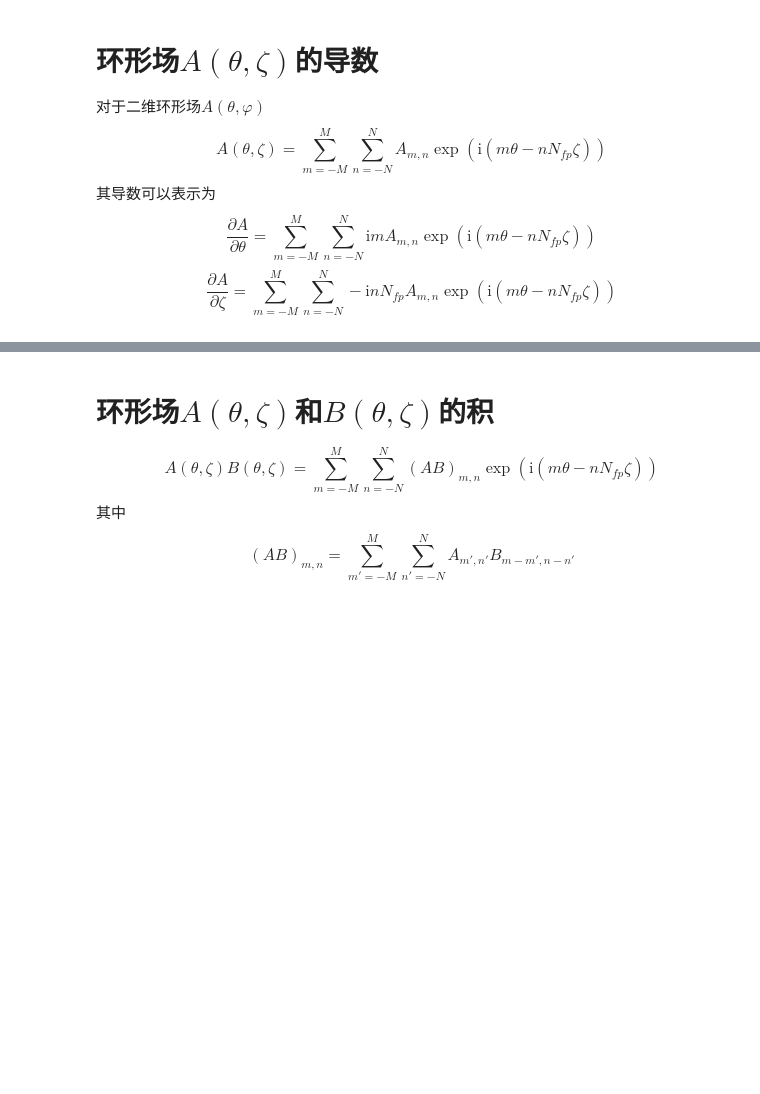
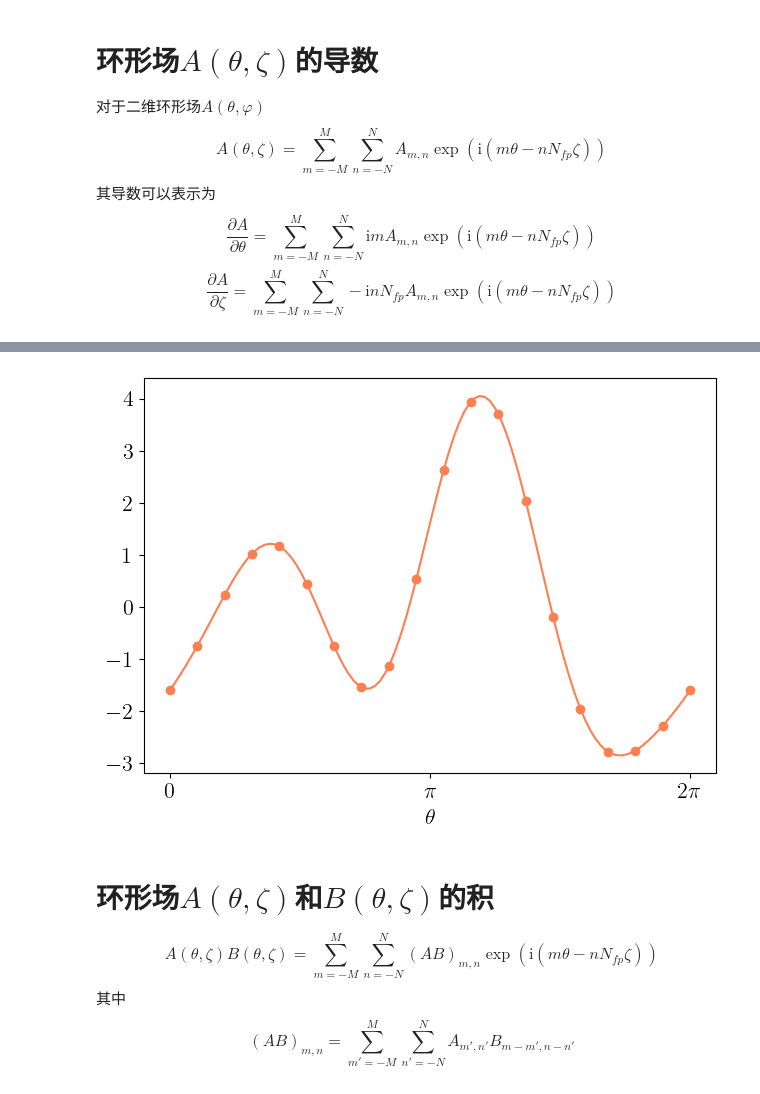
Before and after one commit to USTCstellarators/ToroidalField, a Jupyter notebook: notes/toroidalField/toroidalField.ipynb, the cells around one changed output, grey strips where cells are left out. Cells and saved outputs as stored; diff of their text form; code cells hidden in the pictures; blank space fills up the shorter version.

```diff
--- a/notes/toroidalField/toroidalField.ipynb
+++ b/notes/toroidalField/toroidalField.ipynb
@@ -164,3 +179,18 @@ dTorField.plot_plt(ax=ax, fig=fig, onePeriod=True)
+# %%
+fig, ax= plt.subplots()
+ax.plot(np.linspace(0, 2*np.pi, 100), dTorField.getValue(np.linspace(0, 2*np.pi, 100), np.zeros(100)), c="coral")
+ax.scatter(
+    np.linspace(0, 2*np.pi, 20),
+    getDerivate(fieldAdd, np.linspace(0, 2*np.pi, 20), np.zeros(20))[1], c="coral"
+)
+xValues = np.array([0, np.pi, 2*np.pi])
+ax.set_xticks(xValues)
+ax.set_xticklabels(["$0$", "$\pi$", "$2\pi$"], fontsize=16)
+plt.yticks(fontsize=16)
+ax.set_xlabel(r"$\theta$", fontsize=16)
+fig.tight_layout()
+# %% [output]
+[figure, added]
 # %% [markdown]
 # 环形场$A(\theta,\zeta)$和$B(\theta,\zeta)$的积
 
```
Also changed, not shown: parts of 8 cells of this notebook, 3 other files.
